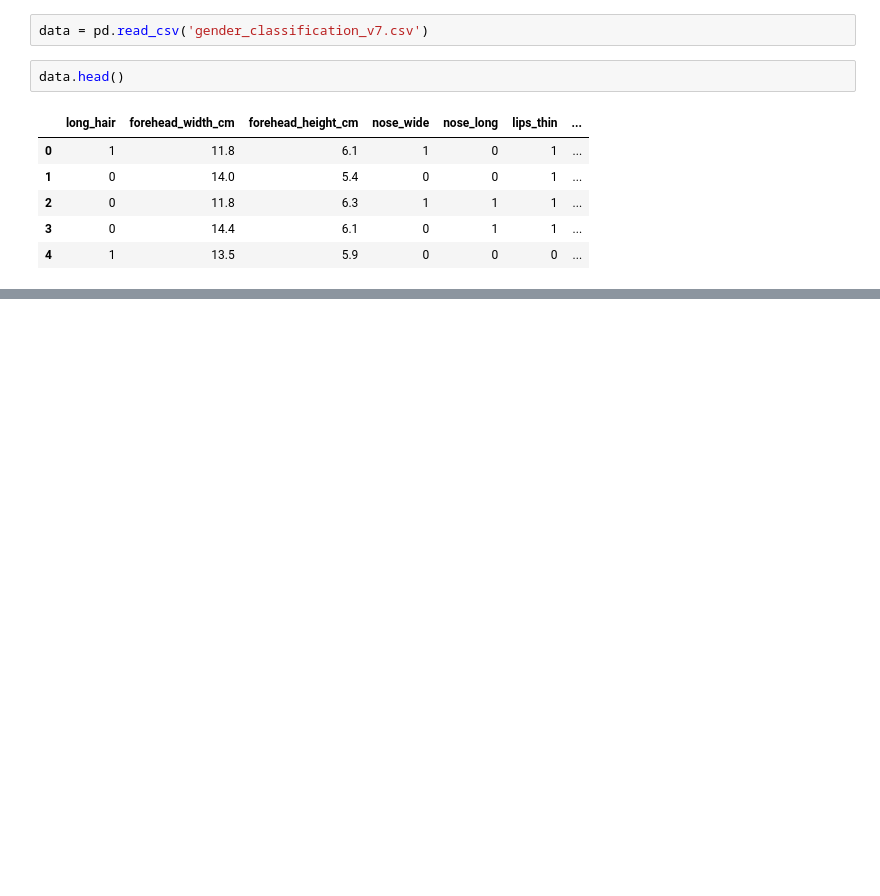
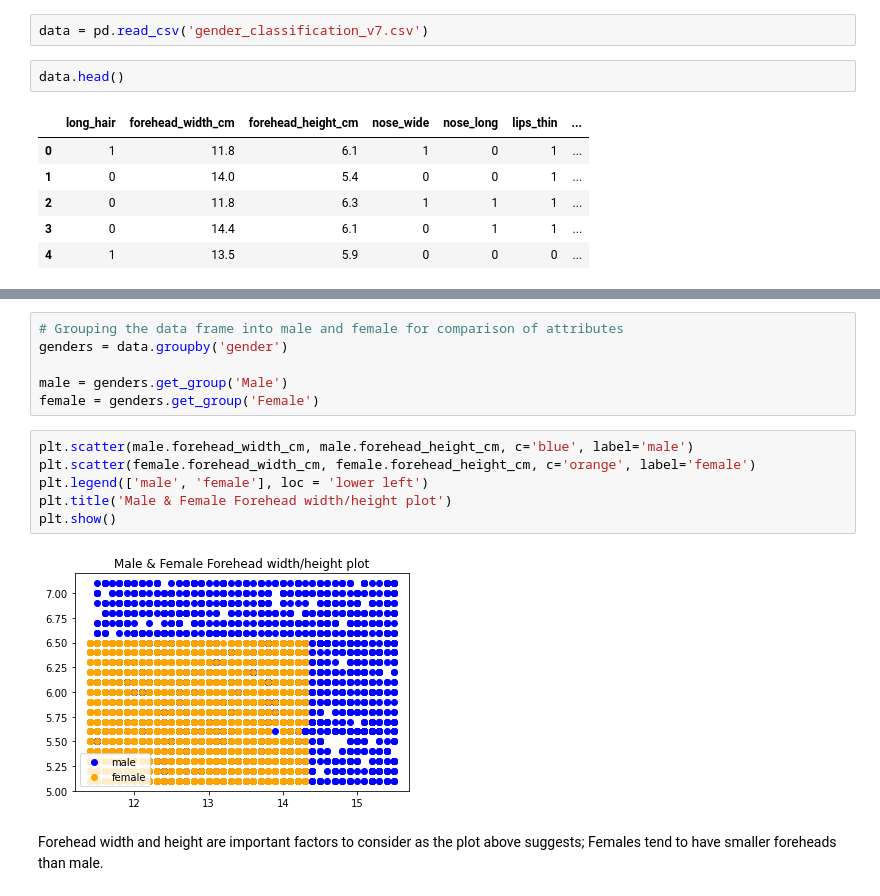
Before and after one commit to munas-git/Gender-classification, a Jupyter notebook: gender-classification.ipynb, the cells around one changed output, grey strips where cells are left out. Saved outputs shown, nothing was run; the diff lists cells and outputs as text; blank space fills up the shorter version.

```diff
--- a/gender-classification.ipynb
+++ b/gender-classification.ipynb
@@ -24,0 +64,16 @@ data.head()
+# %%
+# Grouping the data frame into male and female for comparison of attributes
+genders = data.groupby('gender')
+
+male = genders.get_group('Male')
+female = genders.get_group('Female')
+# %%
+plt.scatter(male.forehead_width_cm, male.forehead_height_cm, c='blue', label='male')
+plt.scatter(female.forehead_width_cm, female.forehead_height_cm, c='orange', label='female')
+plt.legend(['male', 'female'], loc = 'lower left')
+plt.title('Male & Female Forehead width/height plot')
+plt.show()
+# %% [output]
+[figure, added]
+# %% [markdown]
+Forehead width and height are important factors to consider as the plot above suggests; Females tend to have smaller foreheads than male.
```
Also changed, not shown: parts of 7 cells of this notebook, 1 other file.
